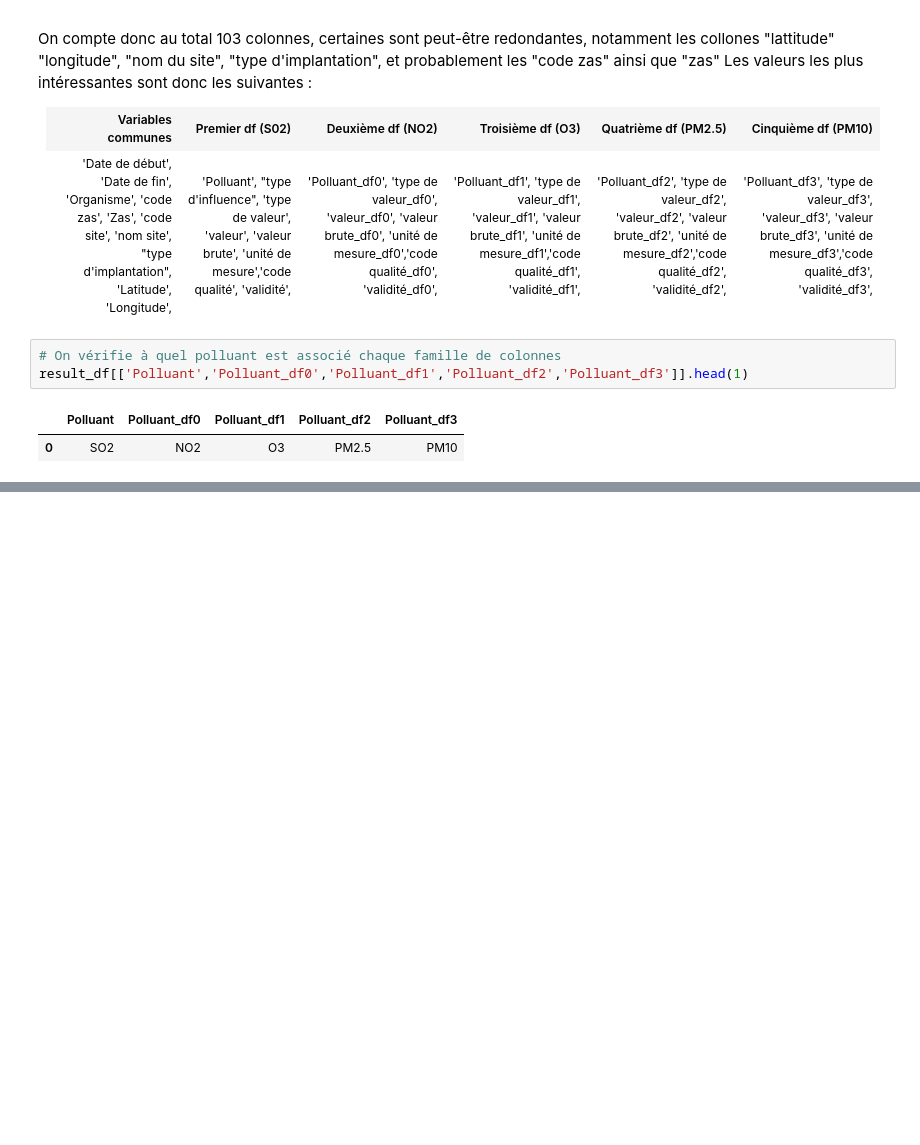
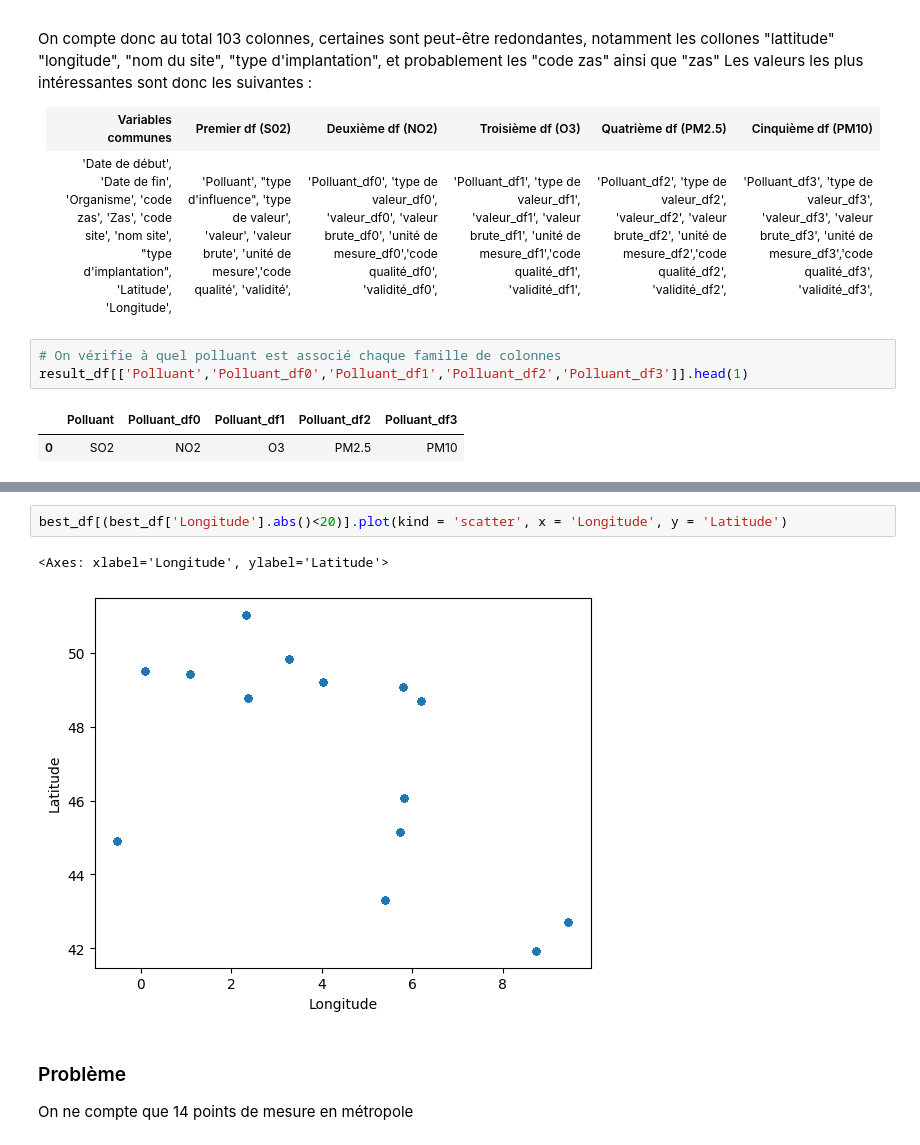
Before and after one commit to Antoine-Merienne/Projet-data-science-Mornand-Merienne, a Jupyter notebook: notebook_projet.ipynb, the cells around one changed output, grey strips where cells are left out. Saved outputs shown, nothing was run; the diff lists cells and outputs as text; blank space fills up the shorter version.

```diff
--- a/notebook_projet.ipynb
+++ b/notebook_projet.ipynb
@@ -202,0 +324,8 @@ missing_values
+# %%
+best_df[(best_df['Longitude'].abs()<20)].plot(kind = 'scatter', x = 'Longitude', y = 'Latitude')
+# %% [output]
+<Axes: xlabel='Longitude', ylabel='Latitude'>
+[figure, added]
+# %% [markdown]
+### Problème
+On ne compte que 14 points de mesure en métropole
```
Also changed, not shown: parts of 15 cells of this notebook.
